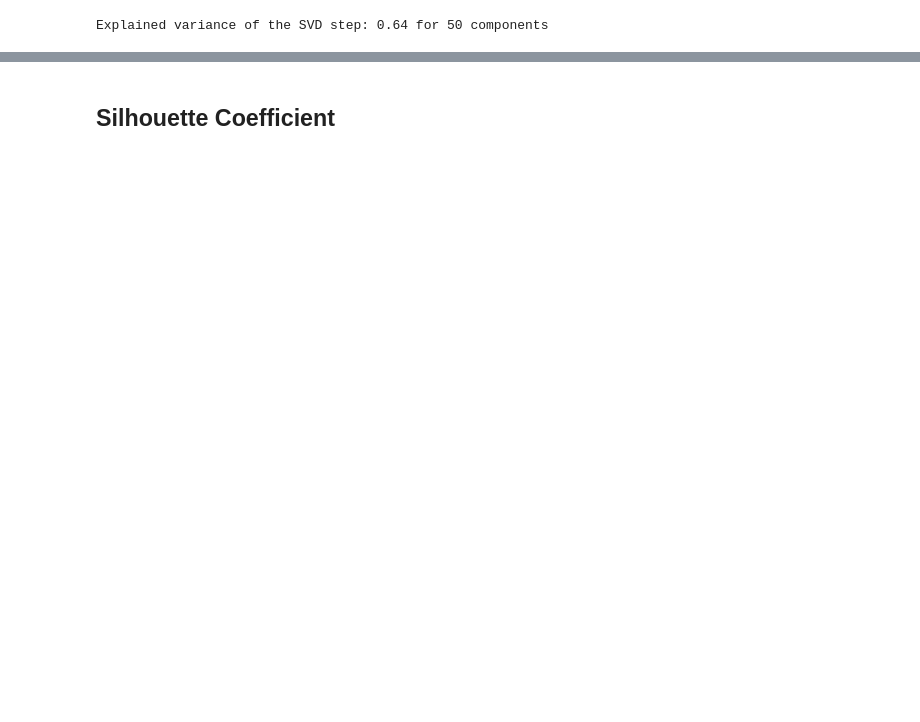
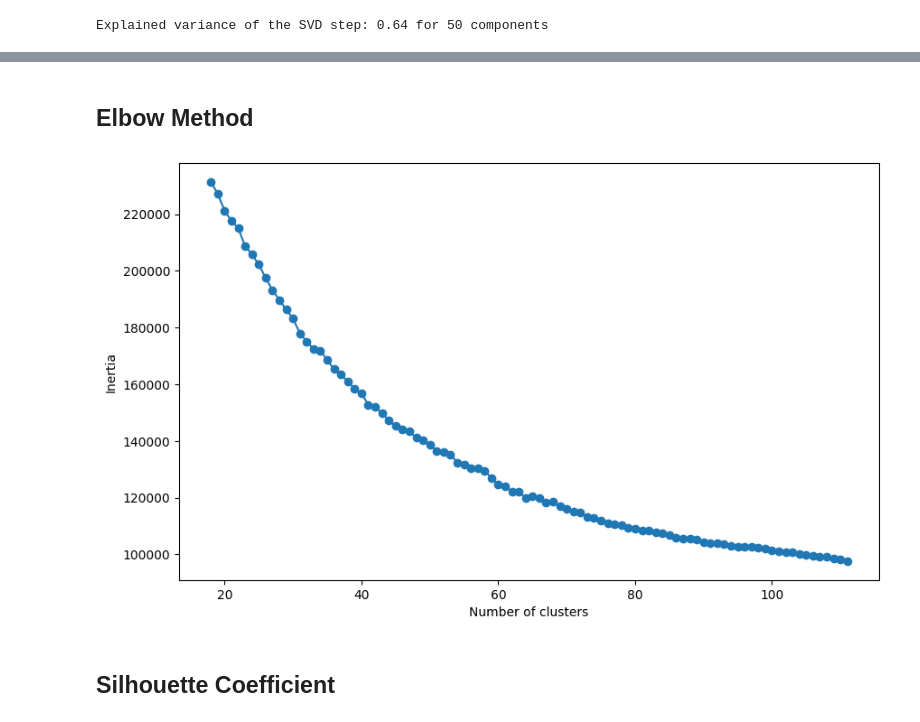
Before and after one commit to Rhuancpq/FBD_MD_viagens, a Jupyter notebook: mining.ipynb, the cells around one changed output, grey strips where cells are left out. Cells and saved outputs as stored; diff of their text form; code cells hidden in the pictures; blank space fills up the shorter version.

```diff
--- a/mining.ipynb
+++ b/mining.ipynb
@@ -86,3 +105,16 @@ for k in range(min_k, max_k+1):
+# %% [markdown]
+## Elbow Method
+# %%
+plt.figure(figsize=(10, 6))
+
+plt.plot(res_df['k'], res_df['inertia'], marker='o')
+
+plt.xlabel('Number of clusters')
+plt.ylabel('Inertia')
+
+plt.show()
+# %% [output]
+[figure, added]
 # %% [markdown]
 ## Silhouette Coefficient
 # %%
```
Also changed, not shown: parts of 6 cells of this notebook, 4 other files.
